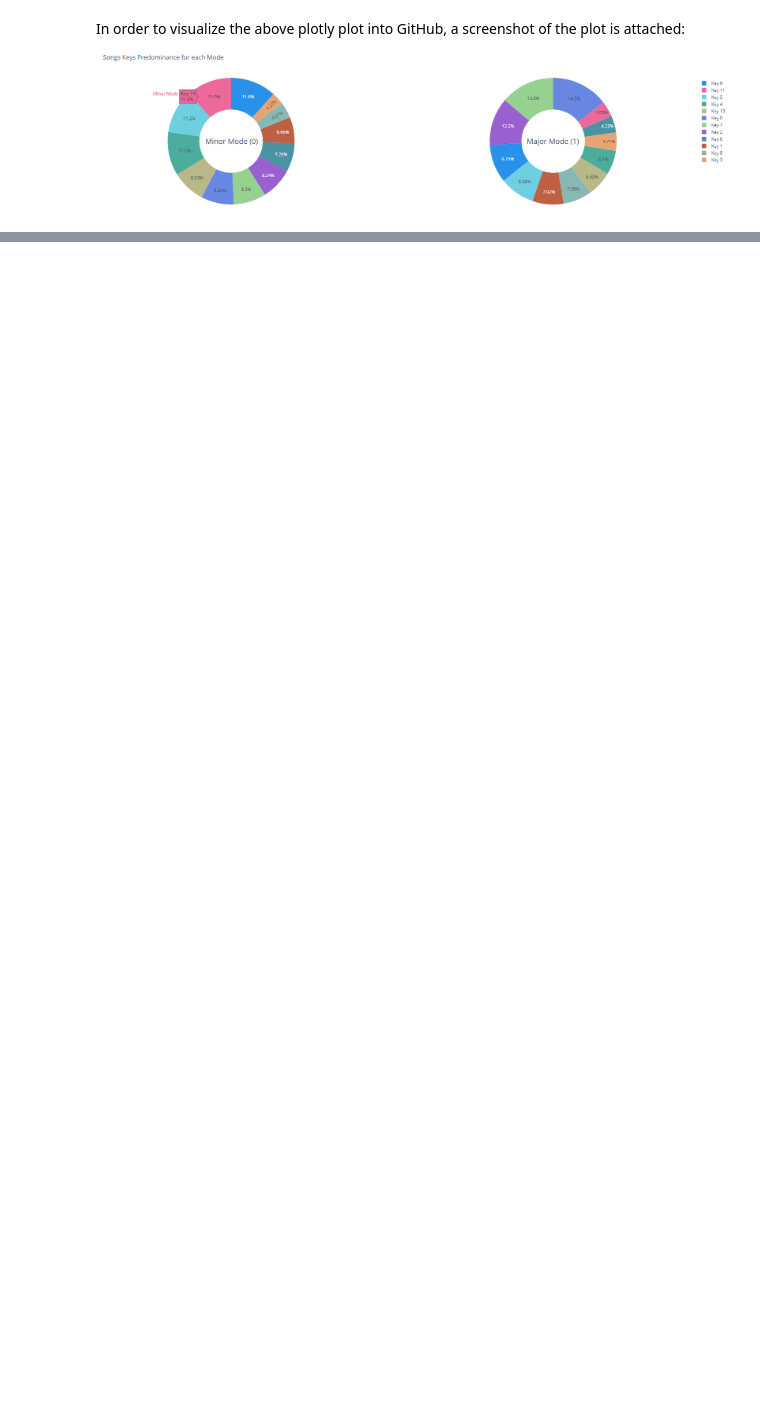
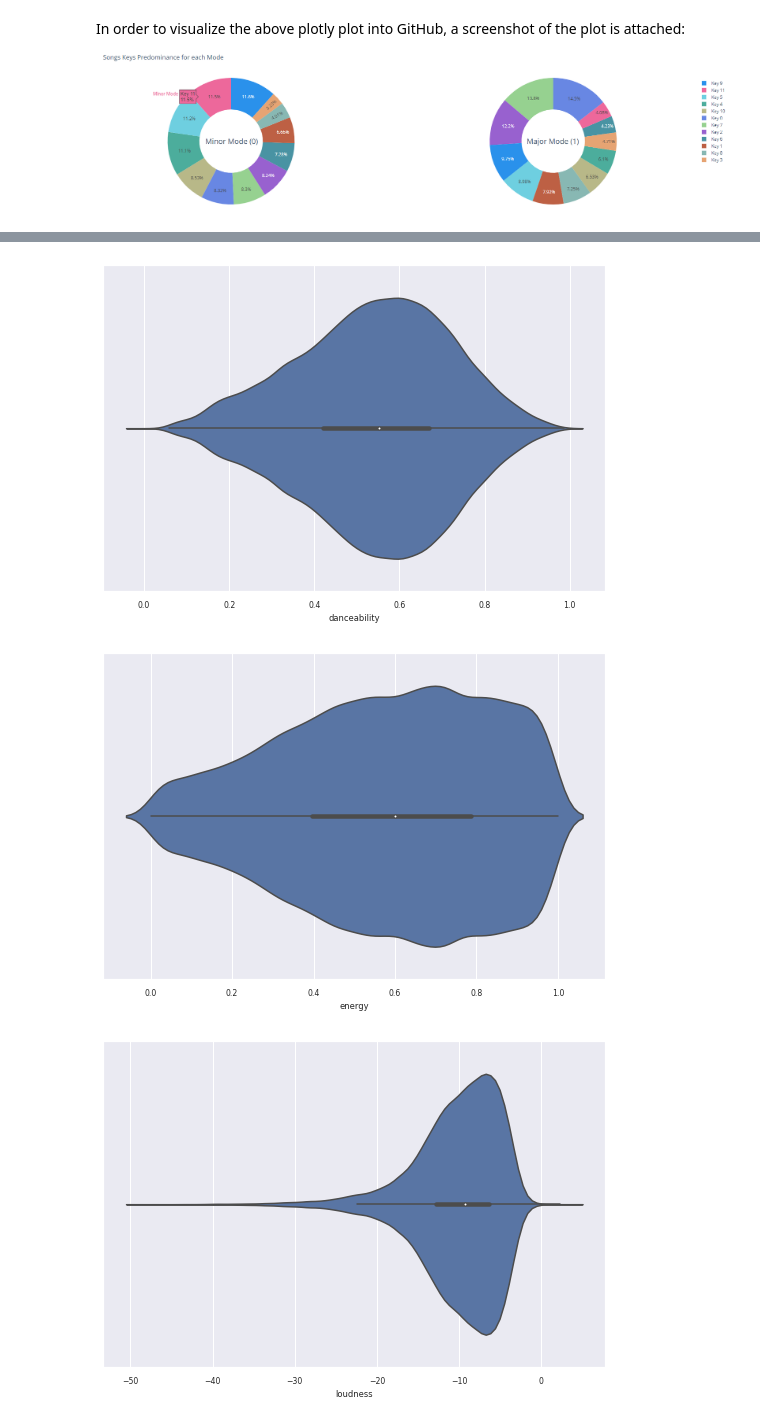
Before and after one commit to AnaMaria2019/data-vis-spotify-songs-dataset, a Jupyter notebook: data-vis-spotify-songs.ipynb, the cells around one changed output, grey strips where cells are left out. Cells and saved outputs as stored; diff of their text form; code cells hidden in the pictures; blank space fills up the shorter version.

Commit message:
Updated main code.
Added additional plots.

```diff
--- a/data-vis-spotify-songs.ipynb
+++ b/data-vis-spotify-songs.ipynb
@@ -501,3 +517,16 @@ key_mode_pie_fig.show()
 In order to visualize the above plotly plot into GitHub, a screenshot of the plot is attached:
 
 ![key-donut-plot-per-song-mode.png](embedded-picture-1)
+# %%
+plt.rcParams["figure.figsize"] = [9,6]
+
+# Automatically extract numerical columns.
+data = songs_genres_data
+data_numerical_columns: List[str] = [column for column in list(data.columns) if type(list(data[column])[0]) in [float]]
+
+# Select a subset of representatibe categorical columns.
+data_categorical_columns = ["genre", "popularity"]
+
+# Print selected columns.
+print(data_numerical_columns)
+print(data_categorical_columns)
@@ -503,0 +536,9 @@ In order to visualize the above plotly plot into GitHub, a screenshot of the plo
+# %%
+# Violin Plot for continuous numerical columns
+for column in data_numerical_columns:
+   sb.violinplot(x=data[column])
+   plt.show()
+# %% [output]
+[figure, added]
+[figure, added]
+[figure, added]
```
Also changed, not shown: parts of 21 cells of this notebook.
